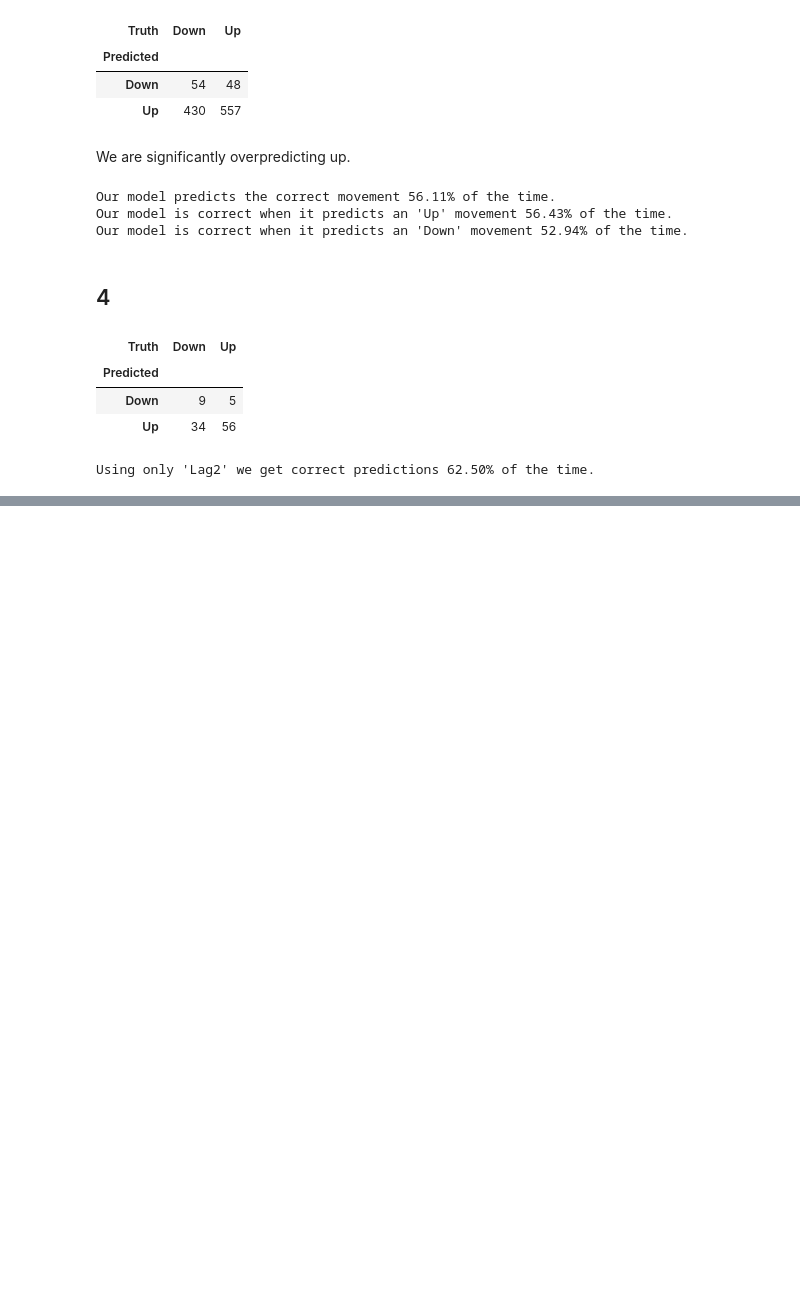
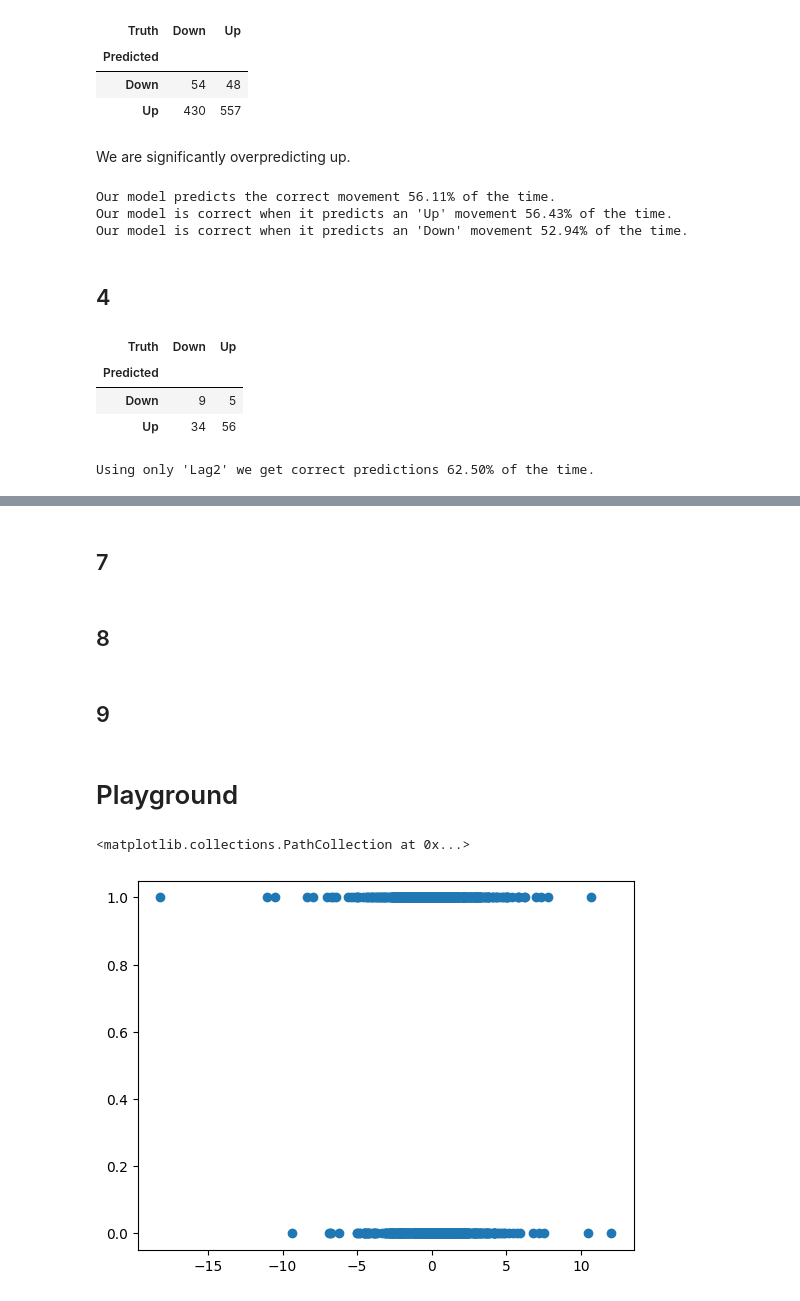
Before and after one commit to Daniel-Sinkin/statlearning, a Jupyter notebook: Exercises/04/04_13.ipynb, the cells around one changed output, grey strips where cells are left out. Cells and saved outputs as stored; diff of their text form; code cells hidden in the pictures; blank space fills up the shorter version.

```diff
--- a/Exercises/04/04_13.ipynb
+++ b/Exercises/04/04_13.ipynb
@@ -142,0 +200,4 @@ Using only 'Lag2' we get correct predictions 62.50% of the time.
+# %%
+Weekly: pd.DataFrame = ISLP.load_data("Weekly")
+train = Weekly[Weekly.Year <= 2008].copy()
+test = Weekly[Weekly.Year > 2008].copy()
@@ -142,0 +228,15 @@ Using only 'Lag2' we get correct predictions 62.50% of the time.
+# %% [markdown]
+## 7
+# %% [markdown]
+## 8
+# %% [markdown]
+## 9
+# %% [markdown]
+# Playground
+# %%
+Weekly = ISLP.load_data("Weekly")
+# %%
+plt.scatter(Weekly.Lag1, np.where(Weekly.Direction == "Up", 1, 0))
+# %% [output]
+<matplotlib.collections.PathCollection at 0x...>
+[figure, added]
```
Also changed, not shown: parts of 33 cells of this notebook.
